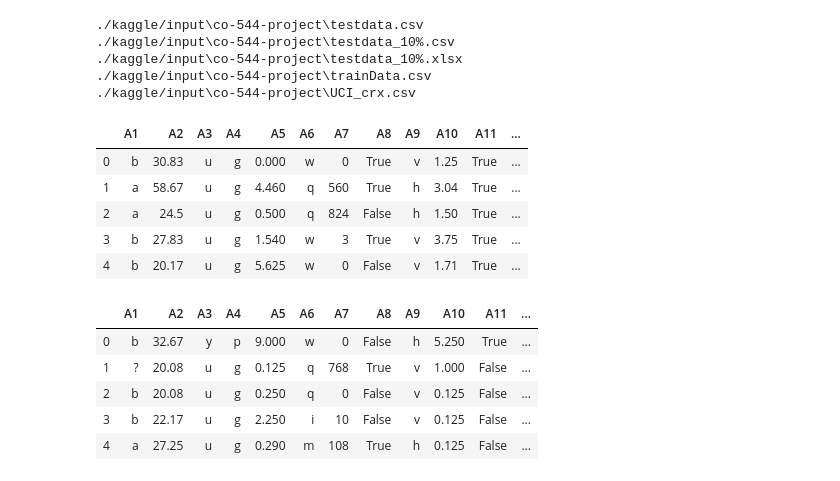
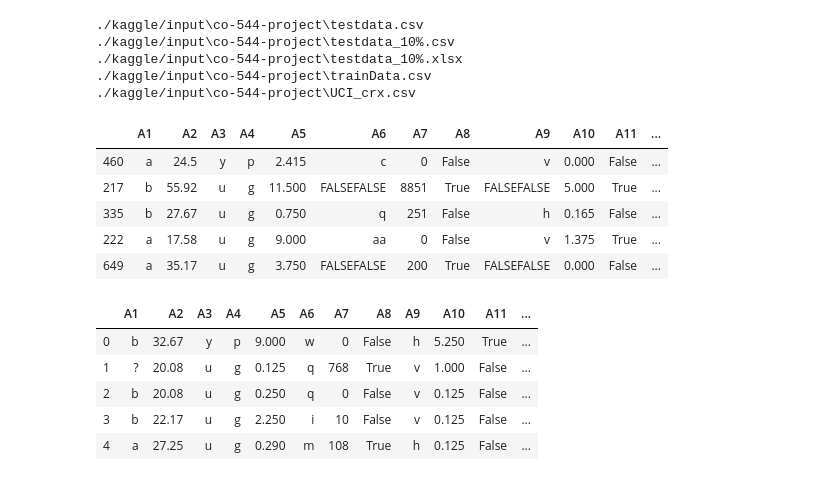
Before and after one commit to pubuduudara/CO544-ML-Project, a Jupyter notebook: Models/Suneth/Model/CO544 ML project.ipynb, the cells around one changed output. Saved outputs shown, nothing was run; the diff lists cells and outputs as text; code cells hidden in the pictures.

```diff
--- a/Models/Suneth/Model/CO544 ML project.ipynb
+++ b/Models/Suneth/Model/CO544 ML project.ipynb
@@ -34,15 +34,16 @@ from sklearn.preprocessing import StandardScaler
 from sklearn.preprocessing import MinMaxScaler
 # %%
 df_train = pd.read_csv('./kaggle/input/co-544-project/UCI_crx.csv')
+df_train = df_train.sample(frac=1)
 train_len = len(df_train)
 df_train.head()
 # %% [output]
 |  | A1 | A2 | A3 | A4 | A5 | A6 | A7 | A8 | A9 | A10 | A11 | ... |
-| 0 | b | 30.83 | u | g | 0.000 | w | 0 | True | v | 1.25 | True | ... |
-| 1 | a | 58.67 | u | g | 4.460 | q | 560 | True | h | 3.04 | True | ... |
-| 2 | a | 24.5 | u | g | 0.500 | q | 824 | False | h | 1.50 | True | ... |
-| 3 | b | 27.83 | u | g | 1.540 | w | 3 | True | v | 3.75 | True | ... |
-| 4 | b | 20.17 | u | g | 5.625 | w | 0 | False | v | 1.71 | True | ... |
+| 460 | a | 24.5 | y | p | 2.415 | c | 0 | False | v | 0.000 | False | ... |
+| 217 | b | 55.92 | u | g | 11.500 | FALSEFALSE | 8851 | True | FALSEFALSE | 5.000 | True | ... |
+| 335 | b | 27.67 | u | g | 0.750 | q | 251 | False | h | 0.165 | False | ... |
+| 222 | a | 17.58 | u | g | 9.000 | aa | 0 | False | v | 1.375 | True | ... |
+| 649 | a | 35.17 | u | g | 3.750 | FALSEFALSE | 200 | True | FALSEFALSE | 0.000 | False | ... |
 # %%
 df_test= pd.read_csv('/kaggle/input/co-544-project/testdata_10%.csv')
 test_len = len(df_test)
```
Also changed, not shown: parts of 7 cells of this notebook, 7 other files.
